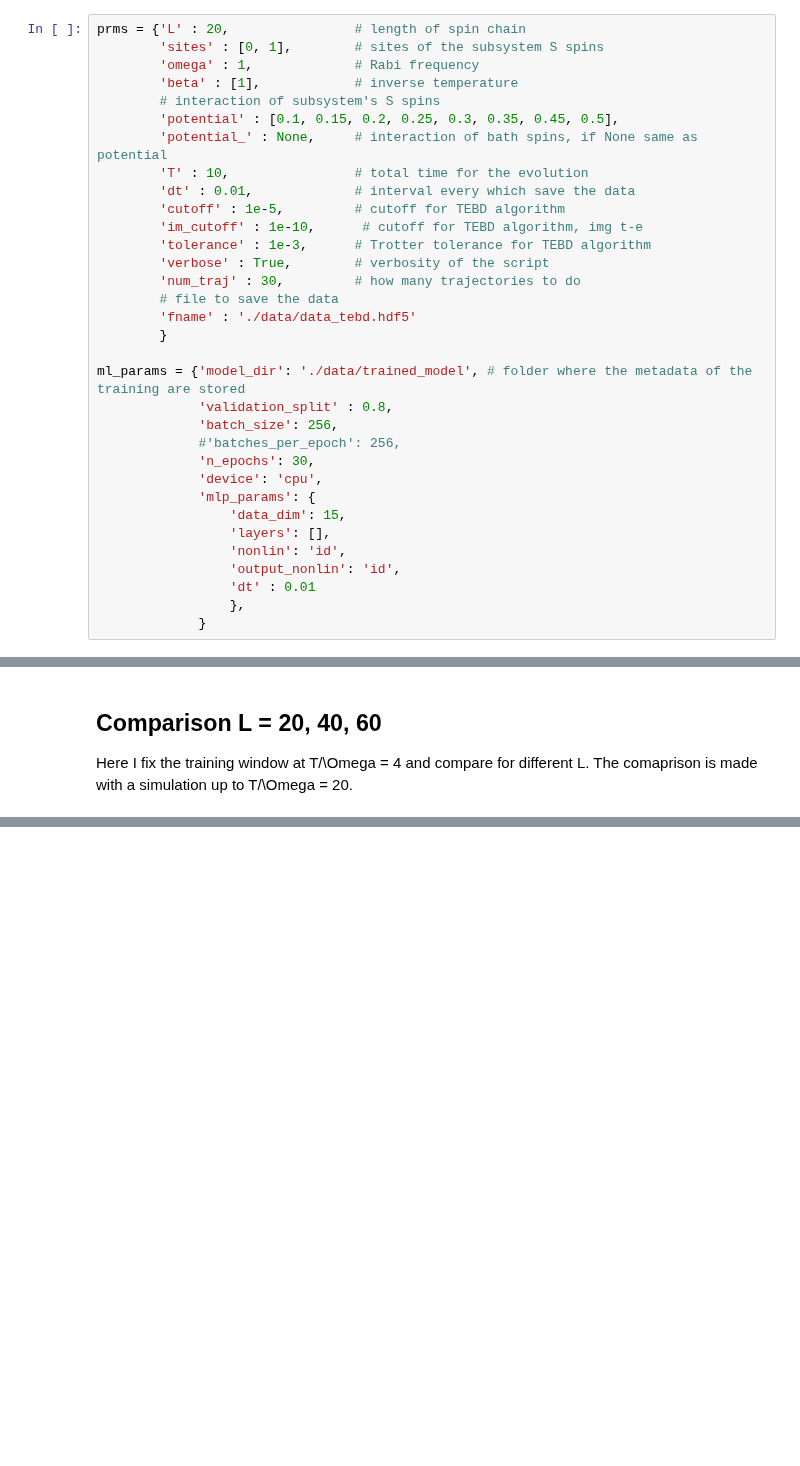
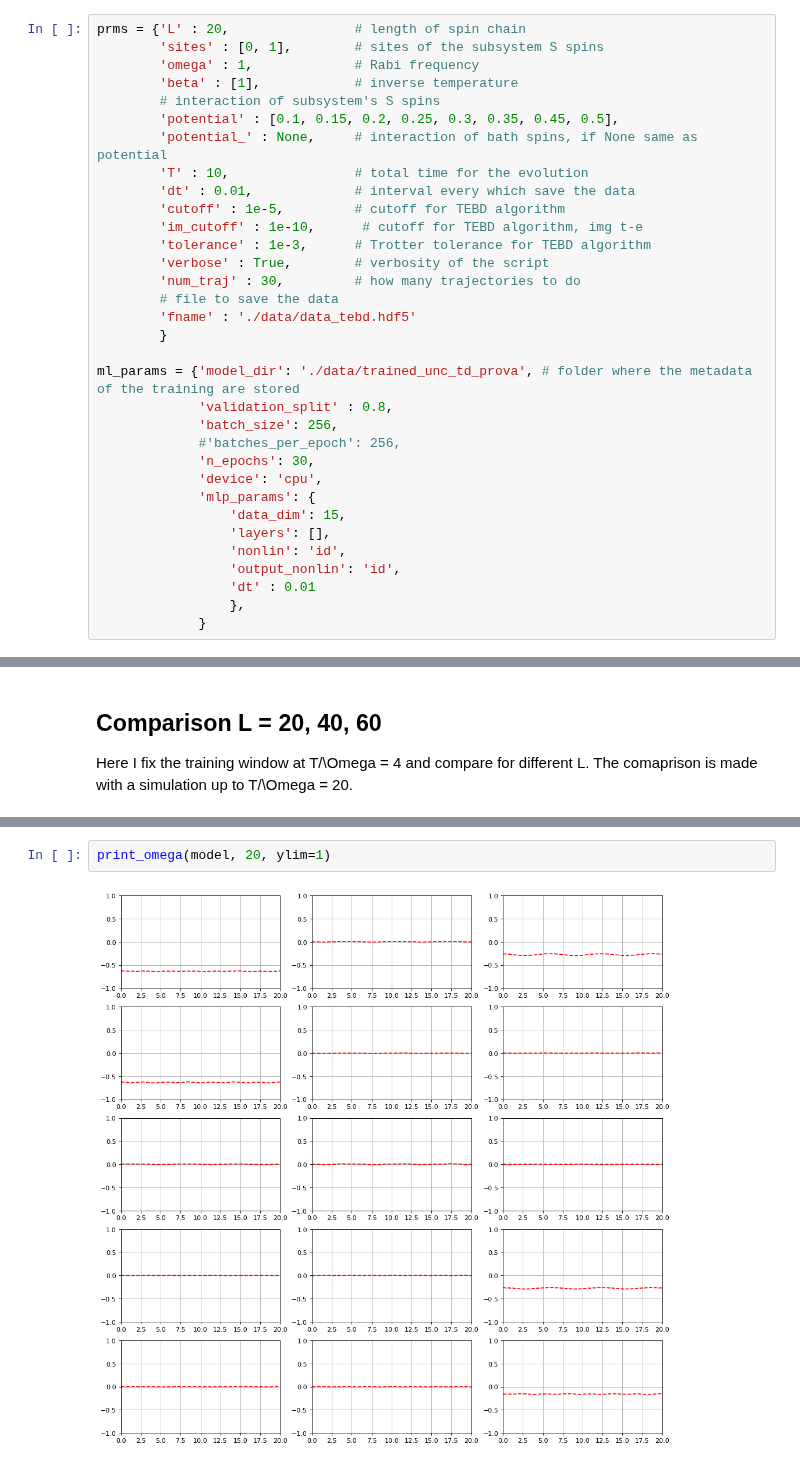
Before and after one commit to giovannicemin/master_thesis, a Jupyter notebook: project/weakly_interacting.ipynb, the cells around one changed output, grey strips where cells are left out. Cells and saved outputs as stored; diff of their text form; blank space fills up the shorter version.

```diff
--- a/project/weakly_interacting.ipynb
+++ b/project/weakly_interacting.ipynb
@@ -36,7 +43,7 @@ prms = {'L' : 20,                # length of spin chain
         'fname' : './data/data_tebd.hdf5'
         }
 
-ml_params = {'model_dir': './data/trained_model', # folder where the metadata of the training are stored
+ml_params = {'model_dir': './data/trained_unc_td_prova', # folder where the metadata of the training are stored
              'validation_split' : 0.8,
              'batch_size': 256,
              #'batches_per_epoch': 256,
@@ -321,0 +1149,4 @@ Here I do the same thing I did before, but I use data with a different iniital c
+# %%
+print_omega(model, 20, ylim=1)
+# %% [output]
+[figure, added]
```
Also changed, not shown: parts of 67 cells of this notebook, 6 other files.
